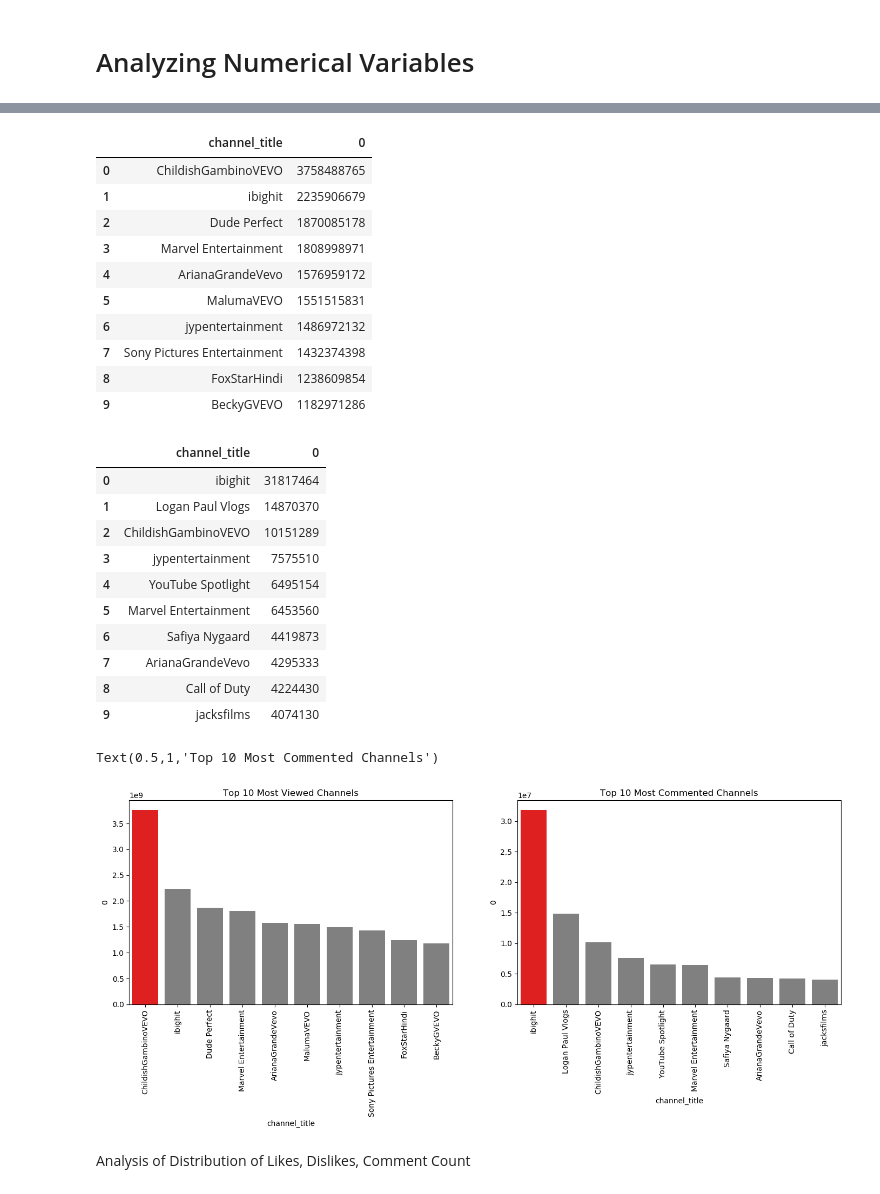
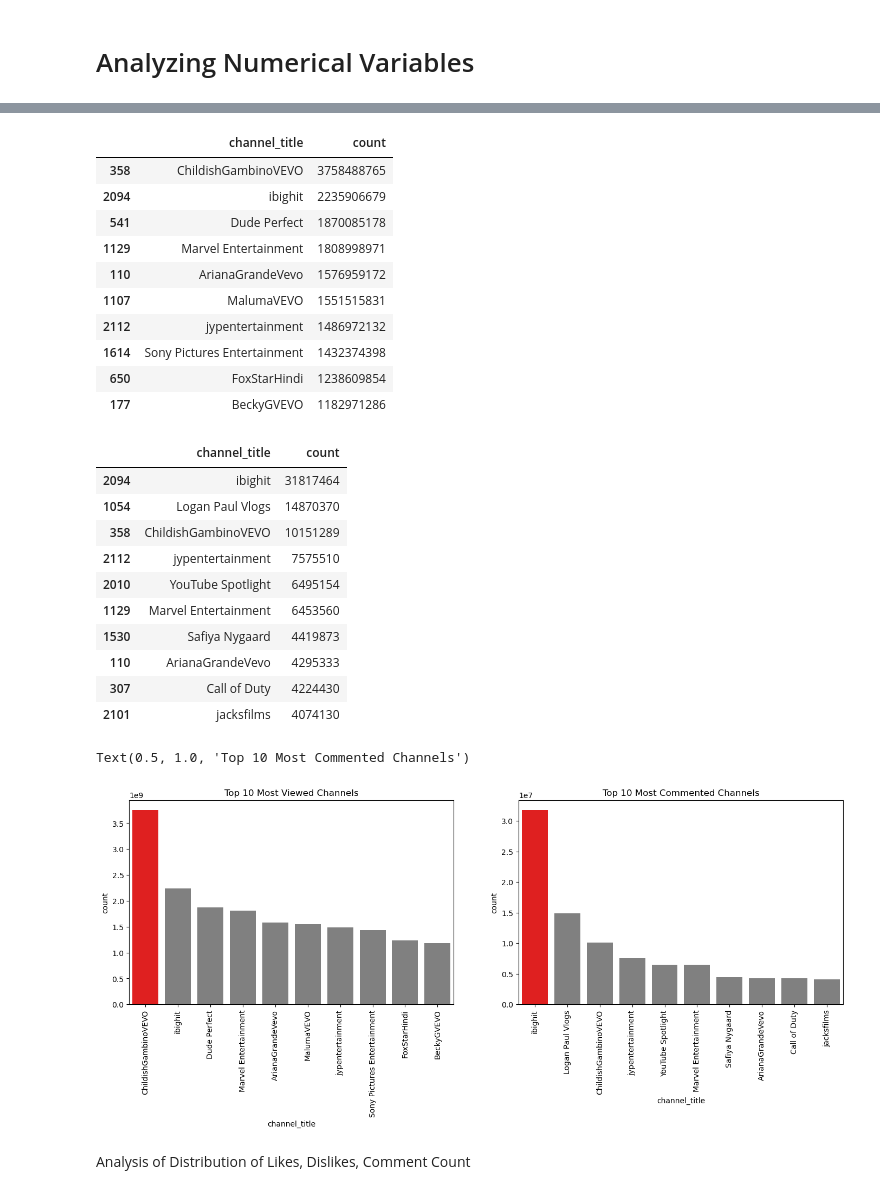
Before and after one commit to sn11sju/YouTube-Trends, a Jupyter notebook: YouTube Trends.ipynb, the cells around one changed output, grey strips where cells are left out. Drawn from its saved outputs; the diff is of its cells as text; code cells hidden in the pictures.

```diff
--- a/YouTube Trends.ipynb
+++ b/YouTube Trends.ipynb
@@ -36,6 +36,6 @@ dtype: int64
 # %% [markdown]
 Exploratory Data Analysis
 # %%
-channel_likes = df.groupby(['channel_title'])['likes'].sum().rename(columns={'likes':'count'}).sort_values(ascending=False)[:10].reset_index()
+channel_likes = df.groupby(['channel_title'])['likes'].sum().reset_index().rename(columns={'likes':'count'}).sort_values(by='count' ,ascending=False)[:10]
 channel_likes
 # %% [output]
@@ -86,46 +87,46 @@ axes[1].set_title('Top 10 Most Disliked Channels')
 # %%
-channel_views = df.groupby(['channel_title'])['views'].sum().rename(columns={'views':'count'}).sort_values(ascending=False)[:10].reset_index()
+channel_views = df.groupby(['channel_title'])['views'].sum().reset_index().rename(columns={'views':'count'}).sort_values(by='count',ascending=False)[:10]
 channel_views
 # %% [output]
-|  | channel_title | 0 |
-| 0 | ChildishGambinoVEVO | 3758488765 |
-| 1 | ibighit | 2235906679 |
-| 2 | Dude Perfect | 1870085178 |
-| 3 | Marvel Entertainment | 1808998971 |
-| 4 | ArianaGrandeVevo | 1576959172 |
-| 5 | MalumaVEVO | 1551515831 |
-| 6 | jypentertainment | 1486972132 |
-| 7 | Sony Pictures Entertainment | 1432374398 |
-| 8 | FoxStarHindi | 1238609854 |
-| 9 | BeckyGVEVO | 1182971286 |
+|  | channel_title | count |
+| 358 | ChildishGambinoVEVO | 3758488765 |
+| 2094 | ibighit | 2235906679 |
+| 541 | Dude Perfect | 1870085178 |
+| 1129 | Marvel Entertainment | 1808998971 |
+| 110 | ArianaGrandeVevo | 1576959172 |
+| 1107 | MalumaVEVO | 1551515831 |
+| 2112 | jypentertainment | 1486972132 |
+| 1614 | Sony Pictures Entertainment | 1432374398 |
+| 650 | FoxStarHindi | 1238609854 |
+| 177 | BeckyGVEVO | 1182971286 |
 # %%
-channel_comments = df.groupby(['channel_title'])['comment_count'].sum().rename(columns={'comment_count':'count'}).sort_values(ascending=False)[:10].reset_index()
+channel_comments = df.groupby(['channel_title'])['comment_count'].sum().reset_index().rename(columns={'comment_count':'count'}).sort_values(by='count',ascending=False)[:10]
 channel_comments
 # %% [output]
-|  | channel_title | 0 |
-| 0 | ibighit | 31817464 |
-| 1 | Logan Paul Vlogs | 14870370 |
-| 2 | ChildishGambinoVEVO | 10151289 |
-| 3 | jypentertainment | 7575510 |
-| 4 | YouTube Spotlight | 6495154 |
-| 5 | Marvel Entertainment | 6453560 |
-| 6 | Safiya Nygaard | 4419873 |
-| 7 | ArianaGrandeVevo | 4295333 |
-| 8 | Call of Duty | 4224430 |
-| 9 | jacksfilms | 4074130 |
+|  | channel_title | count |
+| 2094 | ibighit | 31817464 |
+| 1054 | Logan Paul Vlogs | 14870370 |
+| 358 | ChildishGambinoVEVO | 10151289 |
+| 2112 | jypentertainment | 7575510 |
+| 2010 | YouTube Spotlight | 6495154 |
+| 1129 | Marvel Entertainment | 6453560 |
+| 1530 | Safiya Nygaard | 4419873 |
+| 110 | ArianaGrandeVevo | 4295333 |
+| 307 | Call of Duty | 4224430 |
+| 2101 | jacksfilms | 4074130 |
 # %%
 fig, axes = plt.subplots(ncols=2,figsize=(17,5),dpi=100)
-clrs = ['grey' if (x<max(channel_likes[0])) else 'red' for x in channel_likes[0]]
-g = sns.barplot(channel_views['channel_title'],channel_views[0],ax=axes[0], palette=clrs)
+clrs = ['grey' if (x<max(channel_likes['count'])) else 'red' for x in channel_likes['count']]
+g = sns.barplot(channel_views['channel_title'],channel_views['count'],ax=axes[0], palette=clrs)
 g.set_xticklabels(axes[0].get_xticklabels(),rotation=90)
 axes[0].set_title('Top 10 Most Viewed Channels')
 plt.xticks(rotation=90)
 
-sns.barplot(channel_comments['channel_title'],channel_comments[0],ax=axes[1],palette=clrs)
+sns.barplot(channel_comments['channel_title'],channel_comments['count'],ax=axes[1],palette=clrs)
 axes[1].set_title('Top 10 Most Commented Channels')
 # %% [output]
-Text(0.5,1,'Top 10 Most Commented Channels')
+Text(0.5, 1.0, 'Top 10 Most Commented Channels')
-[figure, old version]
+[figure, new version]
 # %% [markdown]
 Analysis of Distribution of Likes, Dislikes, Comment Count
 # %%
```
Also changed, not shown: parts of 15 cells of this notebook.
